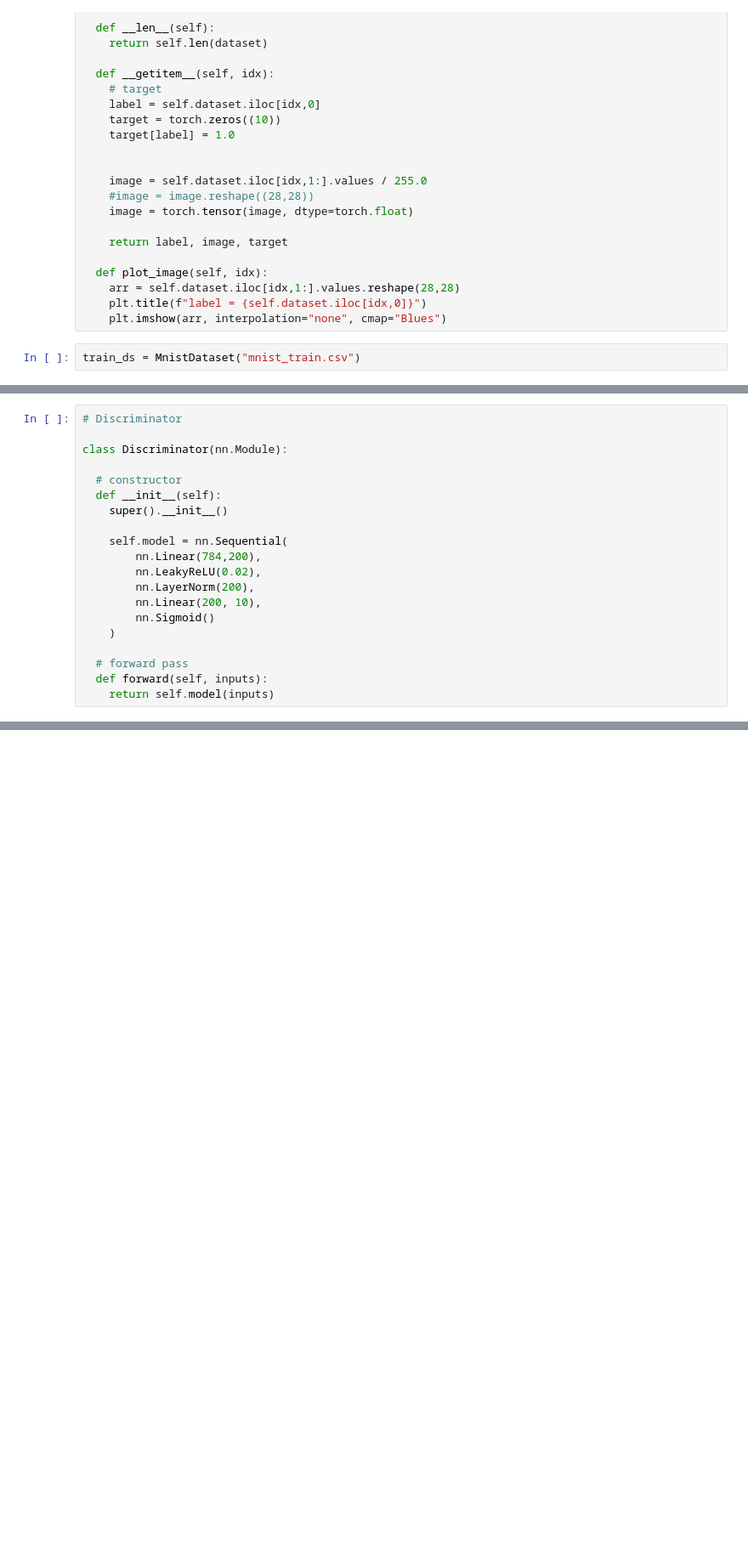
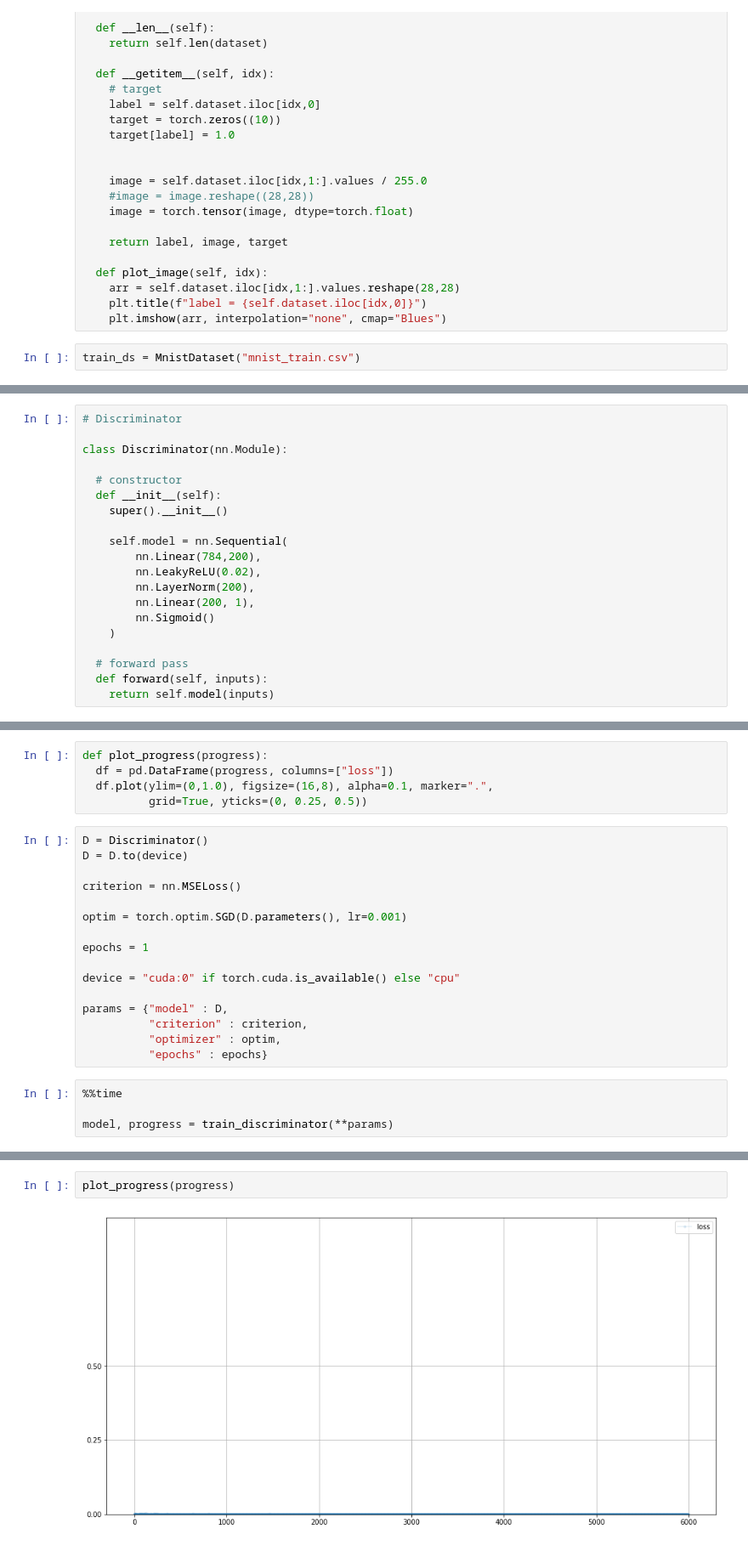
Before and after one commit to shramkoartem/HackerRank, a Jupyter notebook: notebooks/GAN_with_PyTorch.ipynb, the cells around one changed output, grey strips where cells are left out. Shown at 85% size. Drawn from its saved outputs; the diff is of its cells as text; blank space fills up the shorter version.

```diff
--- a/notebooks/GAN_with_PyTorch.ipynb
+++ b/notebooks/GAN_with_PyTorch.ipynb
@@ -855,7 +873,7 @@ class Discriminator(nn.Module):
         nn.Linear(784,200),
         nn.LeakyReLU(0.02),
         nn.LayerNorm(200),
-        nn.Linear(200, 10),
+        nn.Linear(200, 1),
         nn.Sigmoid()
     )
 
@@ -872,0 +933,25 @@ NameError: ignored
+# %%
+def plot_progress(progress):
+  df = pd.DataFrame(progress, columns=["loss"])
+  df.plot(ylim=(0,1.0), figsize=(16,8), alpha=0.1, marker=".",
+          grid=True, yticks=(0, 0.25, 0.5))
+# %%
+D = Discriminator()
+D = D.to(device)
+
+criterion = nn.MSELoss()
+
+optim = torch.optim.SGD(D.parameters(), lr=0.001)
+
+epochs = 1
+
+device = "cuda:0" if torch.cuda.is_available() else "cpu"
+
+params = {"model" : D,
+          "criterion" : criterion,
+          "optimizer" : optim,
+          "epochs" : epochs}
+# %%
+%%time
+
+model, progress = train_discriminator(**params)
@@ -872,0 +976,4 @@ NameError: ignored
+# %%
+plot_progress(progress)
+# %% [output]
+[figure, added]
```
Also changed, not shown: parts of 23 cells of this notebook.
